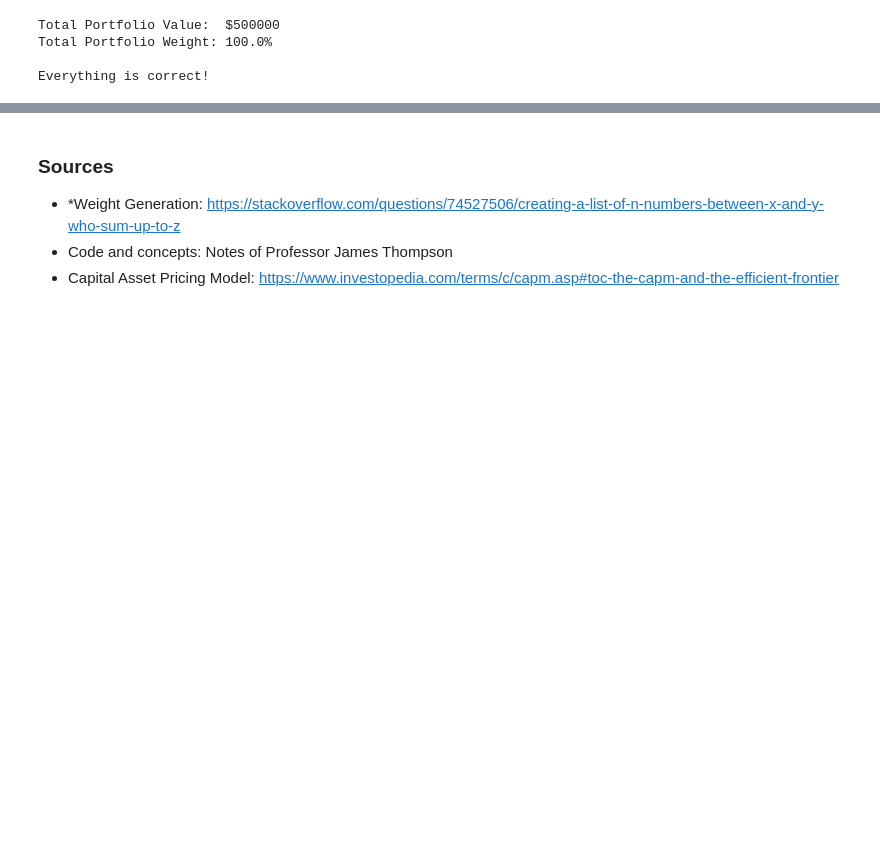
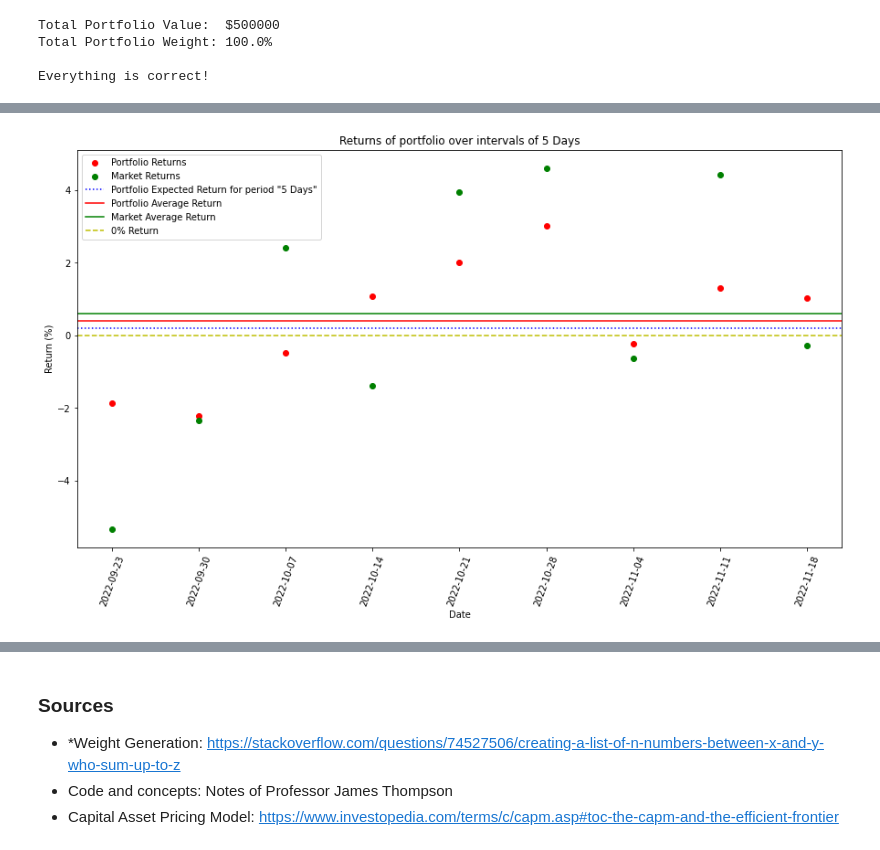
Before and after one commit to Pcamposeo/Robo-Advisor, a Jupyter notebook: Team_05_Assignment.ipynb, the cells around one changed output, grey strips where cells are left out. Cells and saved outputs as stored; diff of their text form; code cells hidden in the pictures; blank space fills up the shorter version.

```diff
--- a/Team_05_Assignment.ipynb
+++ b/Team_05_Assignment.ipynb
@@ -705,0 +823,86 @@ P
+# %%
+#Sanity check #2
+#    Note: Here we compare our data points to an estimated 4 day return of the portfolio since we use closing prices (Monday close to
+#          Friday close is 4 trading days). Numbers will always be compared to numperiods - 1.
+#    Note: Multithreading should be implemented if the number of tickers is over 30, since it takes a while to send history requests to yfinance API
+
+startD_strt = '2022-09-19'#Must be a Monday
+endD_strt = '2022-09-23'#Must be a Friday
+weeksPerPeriod = 1
+
+start_dSet = [startD_strt]
+end_dSet = [endD_strt]
+
+#We want 9 periods
+num_periods = 9
+
+#Add (num_periods - 1) subsequent (weeksPerPeriod) weeks to start and end sets
+for i in range (0, num_periods - 1):
+    start_dSet.append(str((pd.to_datetime(start_dSet[i]) + relativedelta(days = weeksPerPeriod * 7)).strftime("%Y-%m-%d")))
+    end_dSet.append(str((pd.to_datetime(end_dSet[i]) + relativedelta(days = weeksPerPeriod * 7)).strftime("%Y-%m-%d")))
+
+#start_dSet.replace()If there is a monday in your start date set which is a holiday, replace it with the tuesday here
+#end_dSet.replace()If there is a friday in your end date set which is a holiday, replace it with thursday here
+
+#For comparison
+market = 'NYSE'
+market_ticker = '^NYA'
+
+market_tick = yf.Ticker(market_ticker)
+m_new_end = (str((pd.to_datetime(end_dSet[-1]) + relativedelta(days = 1)).strftime("%Y-%m-%d")))
+market_data = market_tick.history(start = start_dSet[0], end  = m_new_end)[['Open', 'Close']]
+
+market_prices_weekly = [market_data.loc[start_dSet[0], 'Open']]
+
+for d in range(len(start_dSet)):
+    market_prices_weekly.append(market_data.loc[end_dSet[d], 'Close'])
+
+#Percent change of list
+market_returns = [100.0 * a1 / a2 - 100 for a1, a2 in zip(market_prices_weekly[1:], market_prices_weekly)]
+
+returns = performance_check(optimal_weighting, tickersPrice_final, capital, start_dSet, end_dSet)
+
+# Plot the data, set reference lines for portfolio expected return, actual return, market return
+plt.scatter(end_dSet, returns, color = 'r', label = 'Portfolio Returns')
+plt.scatter(end_dSet, market_returns, color = 'g', label = 'Market Returns')
+plt.axhline(y = port_expected_return, color = 'b', linestyle = ':', label = f'Portfolio Expected Return for period \"{frequency}\"')
+plt.axhline(y = np.mean(returns), color = 'r', linestyle = '-', label = 'Portfolio Average Return')
+plt.axhline(y = np.mean(market_returns), color = 'g', linestyle = '-', label = 'Market Average Return')
+plt.axhline(y = 0, color = 'y', linestyle = '--', label = '0% Return')
+
+
+# Set axis and title
+plt.title(f'Returns of portfolio over intervals of {frequency}')
+plt.xlabel(f'Date')
+plt.xticks(rotation = '70')
+plt.ylabel(f'Return (%)')
+
+plt.legend(loc = 'best')
+
+#Change size of graph
+plt.gcf().set_size_inches(15, 8)
+
+plt.show()
+
+#Grab average distance from 0 of data points
+returns_abs = [abs(x) for x in returns]
+market_returns_abs = [abs(x) for x in market_returns]
+returnsADF0 = np.round(np.mean(returns_abs), 2)
+market_returnsADF0 = np.round(np.mean(market_returns_abs), 2)
+
+closer = 0
+
+#Calculating amount of times our portfolio is closer to 0% return than the market
+for i in range(0, len(returns_abs)):
+    if returns_abs[i] < market_returns_abs[i]:
+        closer += 1
+
+closer = np.round(closer / len(returns_abs) * 100, 2)
+
+#Conclusion
+print(f"Average distance from 0% return; portfolio: {returnsADF0}%")
+print(f"Average distance from 0% return; {market}: {market_returnsADF0}%")
+print(f"\n% of weekly returns in portfolio closer to 0 than {market}: {closer}%")
+print(f"\nStandard deviation of portfolio returns: {np.round(np.std(returns), 2)}%")
+# %% [output]
+[figure, added]
```
Also changed, not shown: parts of 27 cells of this notebook, 1 other file.
